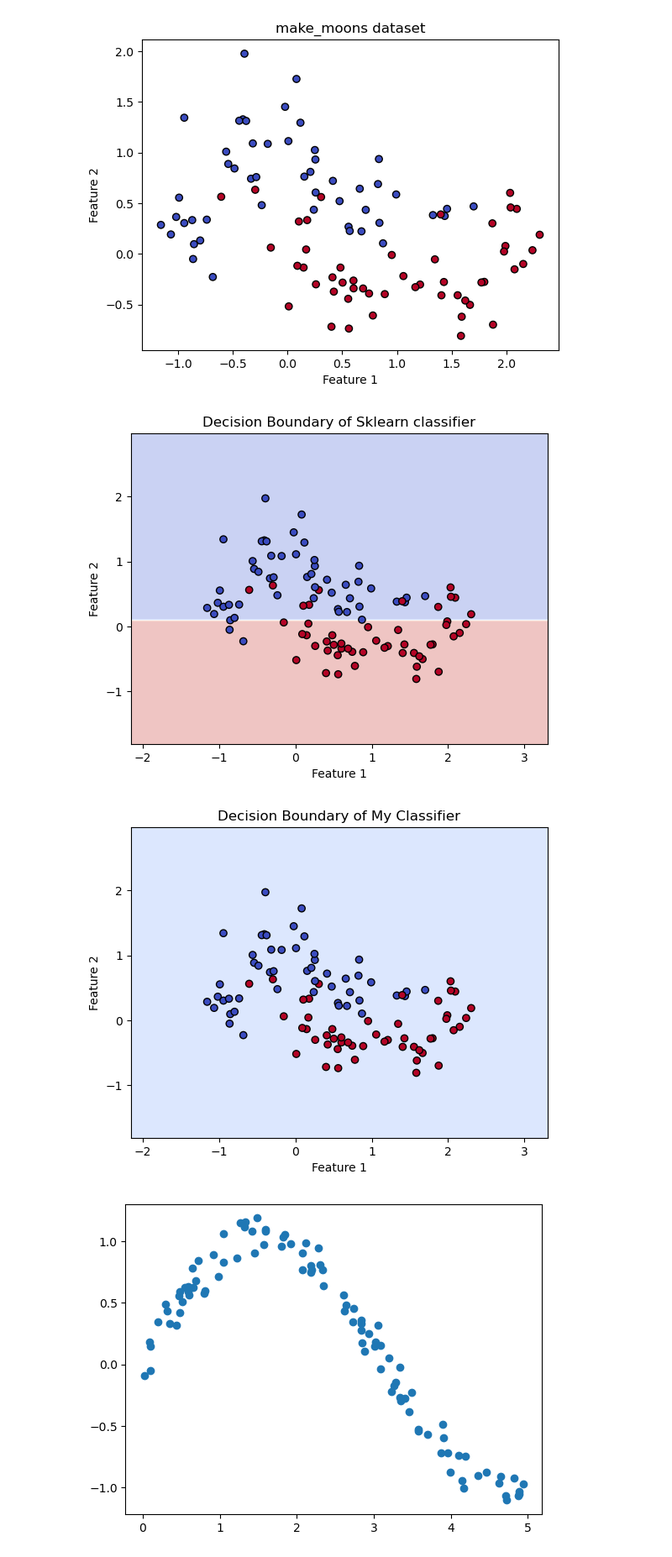
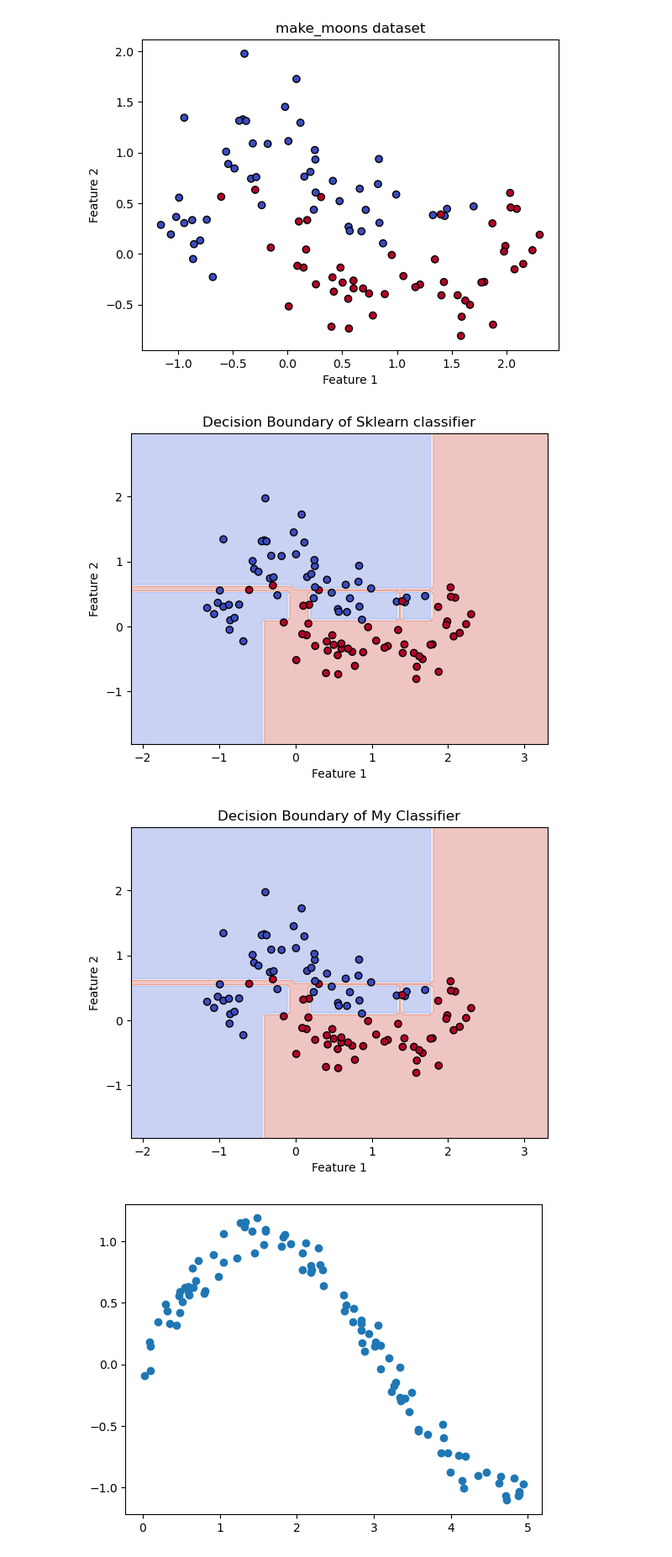
Before and after one commit to SAKULAK/ITU-MachineLearning-FinalProject-Couriers, a Jupyter notebook: custom/models/Decision_Tree.ipynb, the cells around one changed output. Shown: that part at 84% size. Drawn from its saved outputs; the diff is of its cells as text; code cells hidden in the pictures.

```diff
--- a/custom/models/Decision_Tree.ipynb
+++ b/custom/models/Decision_Tree.ipynb
@@ -297,44 +305,43 @@ plt.show()
 # %% [output]
 [figure]
 # %%
-number = 0.1
-sklearn_classifier = DecisionTreeClassifier(splitter="best", min_impurity_decrease=number)
+sklearn_classifier = DecisionTreeClassifier(splitter="best")
 sklearn_classifier.fit(X, y)
 
-my_classifier = DecisionTree(min_impurity_decrease=number)
+my_classifier = DecisionTree()
 my_classifier.fit(X,y)
 
 
 display1 = DecisionBoundaryDisplay.from_estimator(
     sklearn_classifier,
     X,
     response_method="predict",
     xlabel="Feature 1",
     ylabel="Feature 2",
     alpha=0.3,
     cmap=plt.cm.coolwarm
 )
 
 plt.scatter(X[:, 0], X[:, 1], c=y, edgecolor="k", cmap=plt.cm.coolwarm)
 plt.title("Decision Boundary of Sklearn classifier")
 plt.show()
 
 display2 = DecisionBoundaryDisplay.from_estimator(
     my_classifier,
     X,
     response_method="predict",
     xlabel="Feature 1",
     ylabel="Feature 2",
     alpha=0.3,
     cmap=plt.cm.coolwarm
 )
 
 plt.scatter(X[:, 0], X[:, 1], c=y, edgecolor="k", cmap=plt.cm.coolwarm)
 plt.title("Decision Boundary of My Classifier")
 plt.show()
 # %% [output]
-[figure, old version]
+[figure, new version]
-[figure, old version]
+[figure, new version]
 # %%
 # from sklearn.datasets import load_diabetes
 
```
Also changed, not shown: parts of 1 cell of this notebook, 1 other file.
